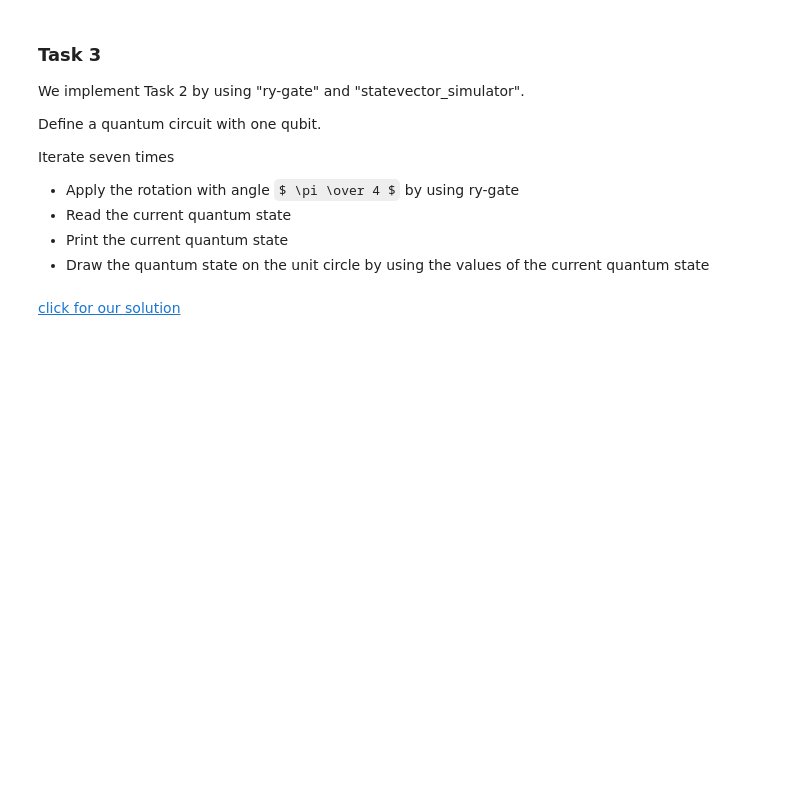
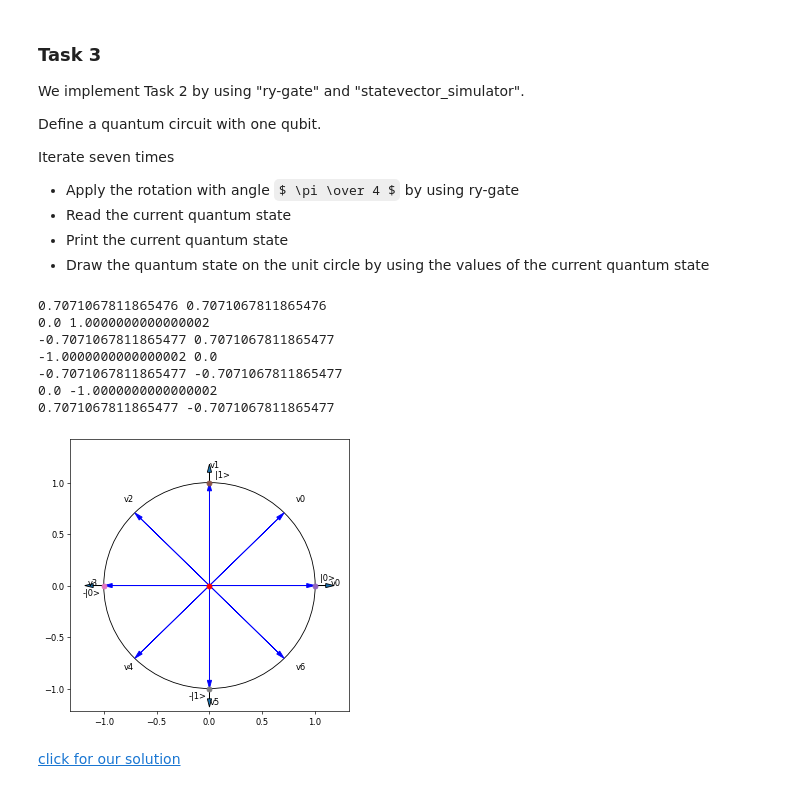
Before and after one commit to matthewrv/quantum_computations, a Jupyter notebook: bronze/B42_Rotations.ipynb, the cells around one changed output. Drawn from its saved outputs; the diff is of its cells as text; code cells hidden in the pictures; some formulas as TeX source; blank space fills up the shorter version.

```diff
--- a/bronze/B42_Rotations.ipynb
+++ b/bronze/B42_Rotations.ipynb
@@ -166,3 +157,34 @@ draw_quantum_state(x,y,"v0")
+# %%
+%run qlatvia.py
+
+draw_qubit()
+
+[x,y]=[1,0]
+
+draw_quantum_state(x,y,"v0")
+
+from qiskit import execute, Aer, QuantumCircuit, QuantumRegister, ClassicalRegister
+from math import pi
+q = QuantumRegister(1, "q")
+c = ClassicalRegister(1, "c")
+qc = QuantumCircuit(q, c)
+
+for i in range(7):
+    qc.ry(2 * pi / 4, q)
+    job = execute(qc, Aer.get_backend("statevector_simulator"), optimization_level=0)
+    current_quantum_state = job.result().get_statevector(qc)
+    x, y = current_quantum_state[0].real, current_quantum_state[1].real
+    print(x, y)
+    draw_quantum_state(x, y, f"v{i}")
+# %% [output]
+0.7071067811865476 0.7071067811865476
+0.0 1.0000000000000002
+-0.7071067811865477 0.7071067811865477
+-1.0000000000000002 0.0
+-0.7071067811865477 -0.7071067811865477
+0.0 -1.0000000000000002
+0.7071067811865477 -0.7071067811865477
+[figure, added]
 # %% [markdown]
 <a href="B42_Rotations_Solutions.ipynb#task3">click for our solution</a>
 # %% [markdown]
```
Also changed, not shown: parts of 13 cells of this notebook, 10 other files.
